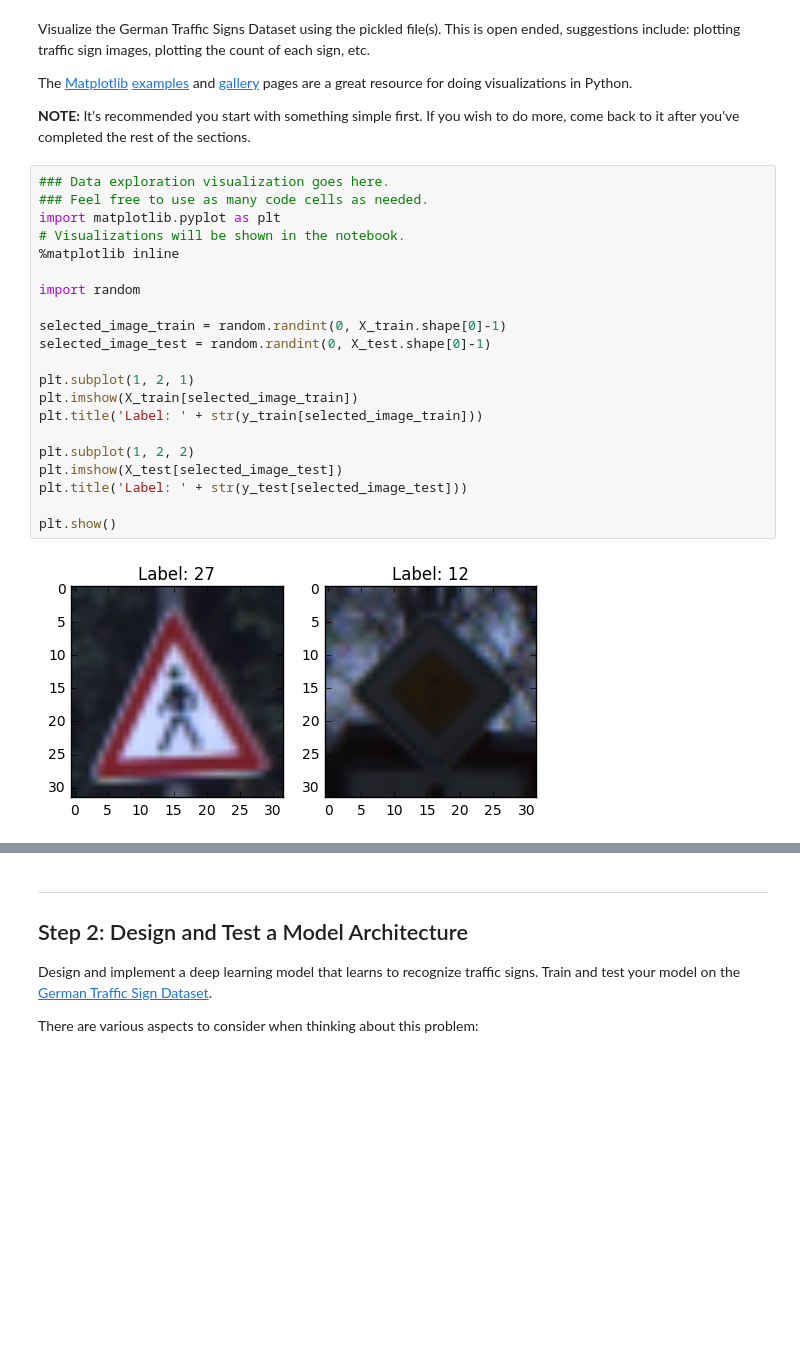
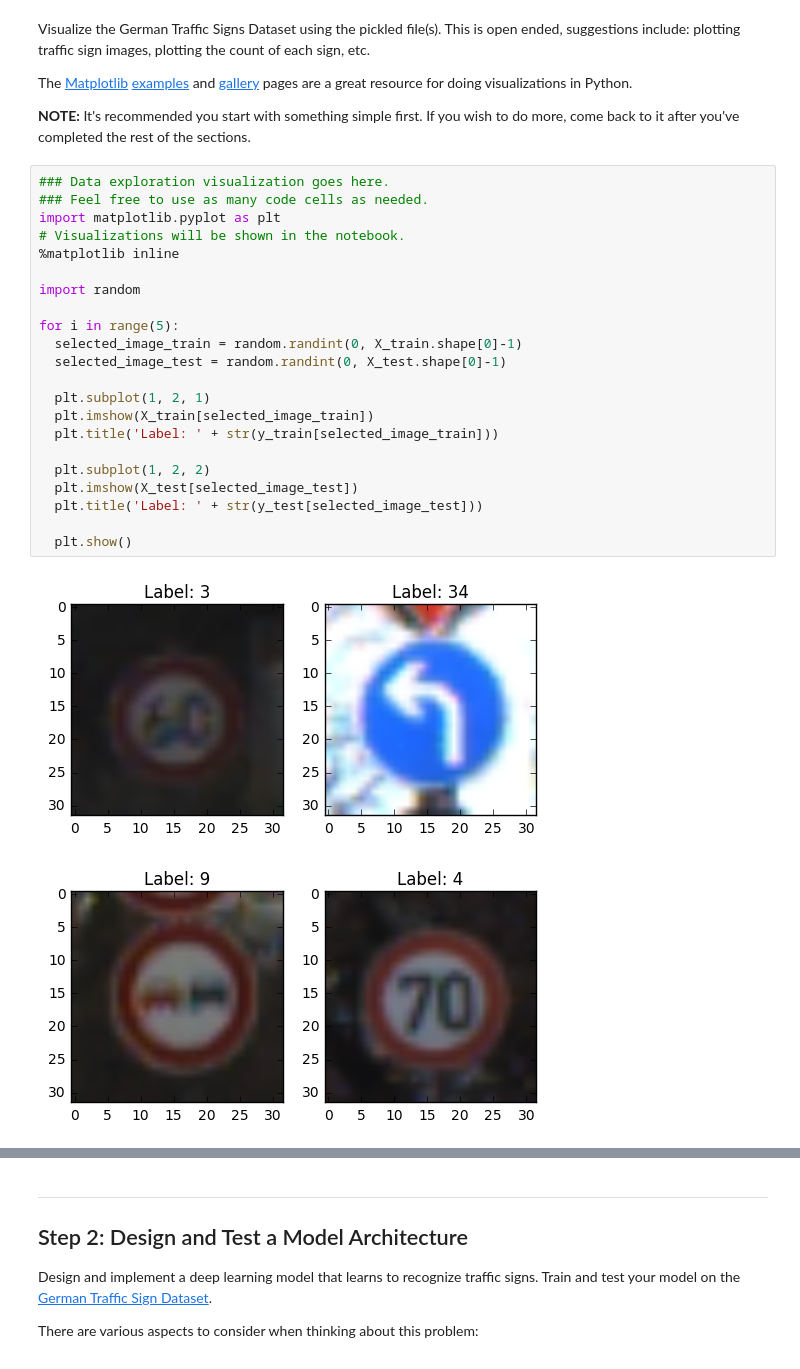
Before and after one commit to archelogos/CarND-Traffic-Sign-Classifier-Project, a Jupyter notebook: Traffic_Sign_Classifier.ipynb, the cells around one changed output, grey strips where cells are left out. Saved outputs shown, nothing was run; the diff lists cells and outputs as text; blank space fills up the shorter version.

Commit message:
new model, improvements, training phase and some press

```diff
--- a/Traffic_Sign_Classifier.ipynb
+++ b/Traffic_Sign_Classifier.ipynb
@@ -74,23 +82,25 @@ The [Matplotlib](http://matplotlib.org/) [examples](http://matplotlib.org/exampl
 # %%
 ### Data exploration visualization goes here.
 ### Feel free to use as many code cells as needed.
 import matplotlib.pyplot as plt
 # Visualizations will be shown in the notebook.
 %matplotlib inline
 
 import random
 
-selected_image_train = random.randint(0, X_train.shape[0]-1)
-selected_image_test = random.randint(0, X_test.shape[0]-1)
+for i in range(5):
+  selected_image_train = random.randint(0, X_train.shape[0]-1)
+  selected_image_test = random.randint(0, X_test.shape[0]-1)
 
-plt.subplot(1, 2, 1)
-plt.imshow(X_train[selected_image_train])
-plt.title('Label: ' + str(y_train[selected_image_train]))
+  plt.subplot(1, 2, 1)
+  plt.imshow(X_train[selected_image_train])
+  plt.title('Label: ' + str(y_train[selected_image_train]))
 
-plt.subplot(1, 2, 2)
-plt.imshow(X_test[selected_image_test])
-plt.title('Label: ' + str(y_test[selected_image_test]))
+  plt.subplot(1, 2, 2)
+  plt.imshow(X_test[selected_image_test])
+  plt.title('Label: ' + str(y_test[selected_image_test]))
 
-plt.show()
+  plt.show()
 # %% [output]
-[figure, old version]
+[figure, new version]
+[figure, added]
```
Also changed, not shown: parts of 30 cells of this notebook, 52 other files.
